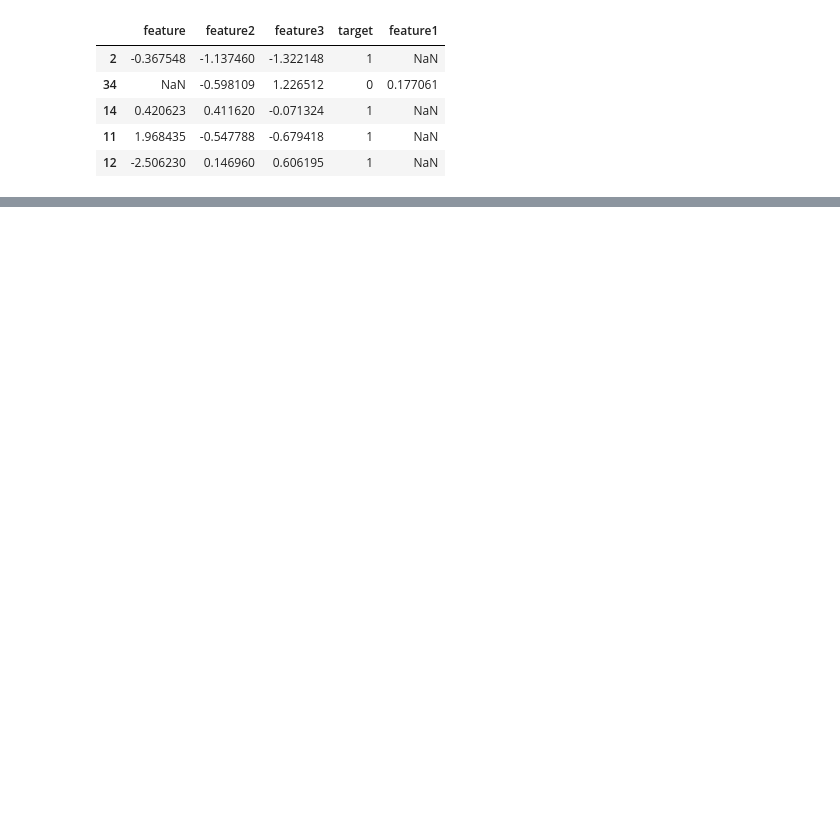
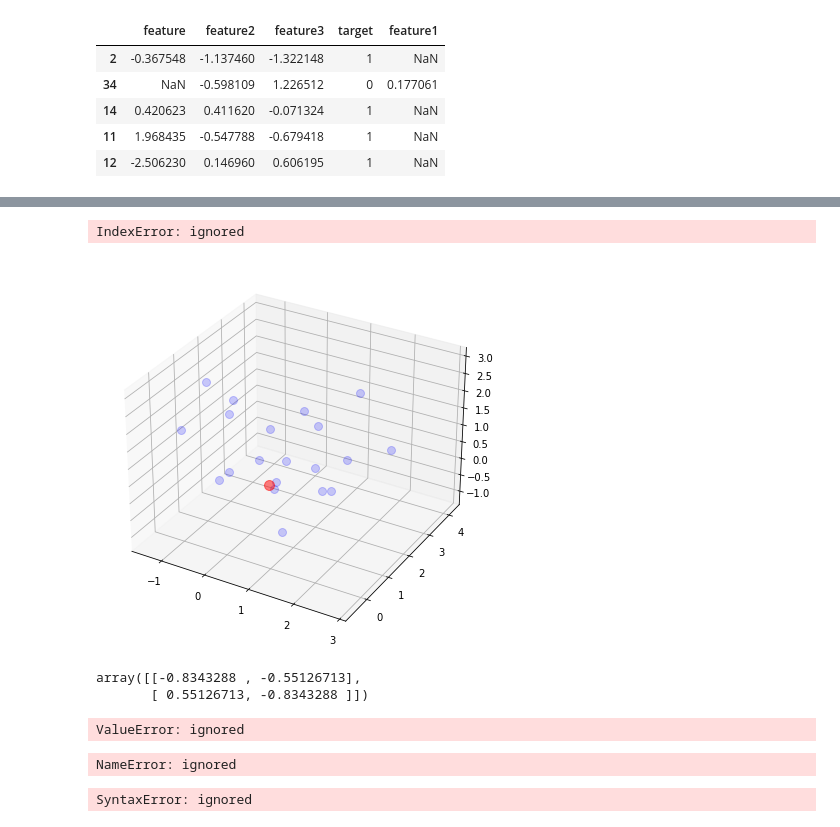
Before and after one commit to S3IFK/PRACTISE, a Jupyter notebook: PCA_Implementation_1.ipynb, the cells around one changed output, grey strips where cells are left out. Saved outputs shown, nothing was run; the diff lists cells and outputs as text; code cells hidden in the pictures; blank space fills up the shorter version.

```diff
--- a/PCA_Implementation_1.ipynb
+++ b/PCA_Implementation_1.ipynb
@@ -49,3 +49,7 @@ fig.show()
 # Applying Standard Scaler
 
 from sklearn.preprocessing import StandardScaler
+# %%
+scaler = StandardScaler()
+# %%
+df.iloc[:,0:3] = scaler.fit_transform(df[:,0:3])
@@ -51,0 +58,3 @@ from sklearn.preprocessing import StandardScaler
+# %%
+covariance_matrix = np.cov([df.iloc[:,1],df.iloc[:,2]])
+print("Covariance Matrix:\n", covariance_matrix)
@@ -51,0 +65,2 @@ from sklearn.preprocessing import StandardScaler
+# %%
+eigen_values, eigen_vectors = np.linalg.eig(covariance_matrix)
@@ -51,0 +85,31 @@ from sklearn.preprocessing import StandardScaler
+# %%
+
+class Arrow3D(FancyArrowPatch):
+  def __init__(self,xs,ys,zs, *args, **kwargs):
+      FancyArrowPatch.__init__(self,(0,0),(0,0),*args, **kwargs)
+      self._verts3d = xs,ys, zs
+
+  def draw(self, renderer):
+    xs3d, ys3d, zs3d = self._verts3d
+    xs,ys,zs = proj3d.proj_transform(xs3d, ys3d, zs3d, renderer, M)
+    self.set_positions((xs[0], ys[1], zs[1]))
+    FancyArrowPatch.draw(self, renderer)
+
+fig = plt.figure(figsize=(7,7))
+ax = fig.add_subplot(111, projection='3d')
+
+ax.plot(df['feature1'], df['feature2'], df['feature3'], 'o', markersize=8, color='blue',alpha=0.2)
+ax.plot([df['feature1'].mean()], [df['feature2'].mean()], [df['feature3'].mean()], 'o', markersize=10, color='red',alpha=0.5)
+for v in eigen_vectors.T:
+    a = Arrow3D([df['feature1'].mean(),v[0]], [df['feature2'].mean(), v[1]], [df['feature3'].mean(),v[2]], mutation_scale=20, lw=3,arrowstyle='->')
+    ax.add_artist(a)
+ax.set_xlabel('x_values')
+ax.set_ylabel('y_values')
+ax.set_zlabel('z_values')
+
+plt.title('Eigenvectors')
+
+plt.show()
+# %% [output]
+IndexError: ignored
+[figure, added]
@@ -51,0 +118,25 @@ from sklearn.preprocessing import StandardScaler
+# %%
+pc
+# %% [output]
+array([[-0.8343288 , -0.55126713],
+       [ 0.55126713, -0.8343288 ]])
+# %%
+transform_df = np.dot(df.iloc[:,0:3],pc.T)
+# %% [output]
+ValueError: ignored
+# %%
+new_df = pd.DataFrame(transform_df, columns=['PC1','PC2'])
+new_df['target'] = df['target'].values
+new_df.head()
+# %% [output]
+NameError: ignored
+# %%
+new_df['target'] = new_df['target'].astype('str')
+fig = pt.scatter(x=new_df['PC1'], y=new_df['PC2'], color=new_df['target'],color_discrete_sequence==pt.colors.qualitative.G10)
+
+
+fig.update_traces(marker=dict(size=12, line=dict(width=2,color='DarkStyleGrey')),selector=dict(mode='markers'))
+
+fig.show()
+# %% [output]
+SyntaxError: ignored
```
Also changed, not shown: parts of 6 cells of this notebook.
